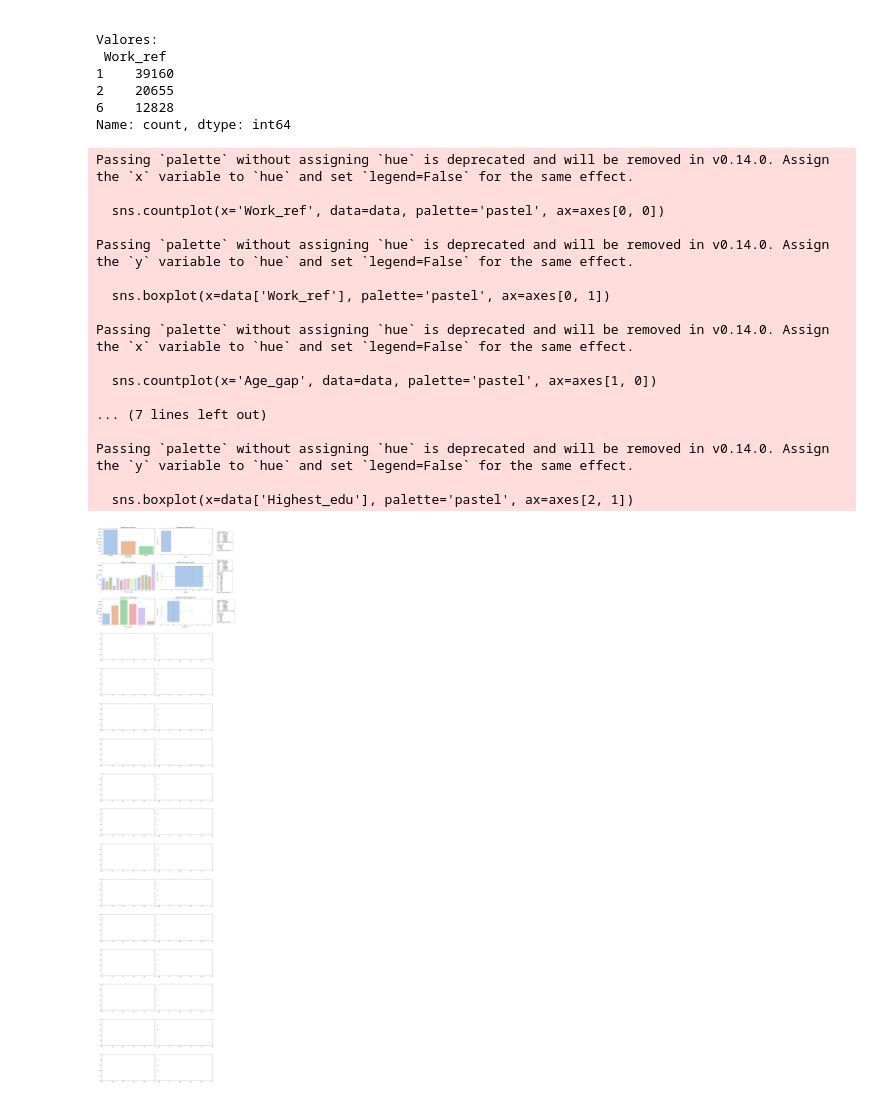
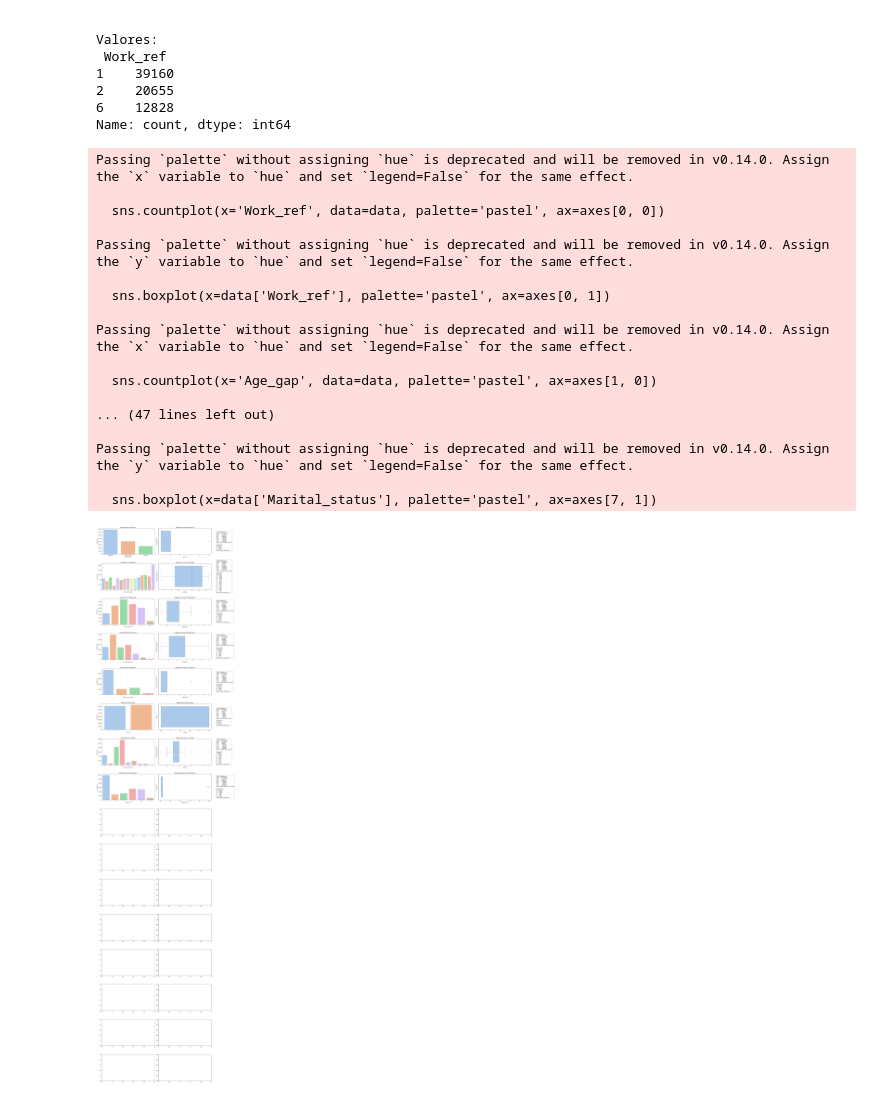
Before and after one commit to 4GeeksAcademy/machine-learning-python-template_ds_david_felipe, a Jupyter notebook: src/explore.ipynb, the cells around one changed output. Cells and saved outputs as stored; diff of their text form; code cells hidden in the pictures.

```diff
--- a/src/explore.ipynb
+++ b/src/explore.ipynb
@@ -432,10 +432,11 @@ axes[2, 1].set_ylabel("Nivel educativo")
 axes[2, 1].text(1.1, 0.5, stats_text_highest_edu, transform=axes[2, 1].transAxes, fontsize=10,
                 verticalalignment='center', bbox=dict(boxstyle="round", facecolor="white", edgecolor="gray"))
 
-'''
+
 # Cálculo de estadísticas para "Family_mem"
 desc_family_mem = data["Family_mem"].describe()
 val_c_family_mem = data["Family_mem"].value_counts()
+stats_text_Family_mem = f"Datos estadísticos:\n{desc_family_mem}\n\nFrecuencias:\n{val_c_family_mem}"  # Definir stats_text_Family_mem
 # Distribución de Family_mem
 sns.countplot(x='Family_mem', data=data, palette='pastel', ax=axes[3, 0])
 axes[3, 0].set_title("Distribución de 'Family_mem'")
@@ -453,6 +454,7 @@ axes[3, 1].text(1.1, 0.5, stats_text_family_mem, transform=axes[3, 1].transAxes,
 # Cálculo de estadísticas para "Highschool"
 desc_highschool = data["Highschool"].describe()
 val_c_highschool = data["Highschool"].value_counts()
+stats_text_highschool = f"Datos estadísticos:\n{desc_highschool}\n\nFrecuencias:\n{val_c_highschool}"  # Definir stats_text_Highschool
 # Distribución de Highschool
 sns.countplot(x='Highschool', data=data, palette='pastel', ax=axes[4, 0])
 axes[4, 0].set_title("Distribución de 'Highschool'")
@@ -470,6 +472,7 @@ axes[4, 1].text(1.1, 0.5, stats_text_highschool, transform=axes[4, 1].transAxes,
 # Cálculo de estadísticas para "Gender"
 desc_gender = data["Gender"].describe()
 val_c_gender = data["Gender"].value_counts()
+stats_text_gender = f"Datos estadísticos:\n{desc_gender}\n\nFrecuencias:\n{val_c_gender}"  # Definir stats_text_gender
 # Distribución de Gender
 sns.countplot(x='Gender', data=data, palette='pastel', ax=axes[5, 0])
 axes[5, 0].set_title("Distribución de 'Gender'")
@@ -487,6 +490,7 @@ axes[5, 1].text(1.1, 0.5, stats_text_gender, transform=axes[5, 1].transAxes, fon
 # Cálculo de estadísticas para "CFCOMP"
 desc_cfcomp = data["CFCOMP"].describe()
 val_c_cfcomp = data["CFCOMP"].value_counts()
+stats_text_cfcomp = f"Datos estadísticos:\n{desc_cfcomp}\n\nFrecuencias:\n{val_c_cfcomp}"  # Definir stats_text_CFCOMP
 # Distribución de CFCOMP
 sns.countplot(x='CFCOMP', data=data, palette='pastel', ax=axes[6, 0])
 axes[6, 0].set_title("Distribución de 'CFCOMP'")
@@ -505,7 +509,7 @@ axes[6, 1].text(
 # Cálculo de estadísticas para "Marital_status"
 desc_marital_status = data["Marital_status"].describe()
 val_c_marital_status = data["Marital_status"].value_counts()
-
+stats_text_marital_status = f"Datos estadísticos:\n{desc_marital_status}\n\nFrecuencias:\n{val_c_marital_status}"  # Definir stats_text_marital_status
 # Distribución de Marital_status
 sns.countplot(x='Marital_status', data=data, palette='pastel', ax=axes[7, 0])
 axes[7, 0].set_title("Distribución de 'Marital_status'")
@@ -515,34 +519,33 @@ axes[7, 0].set_ylabel("Frecuencia")
 sns.boxplot(x=data['Marital_status'], palette='pastel', ax=axes[7, 1])
 axes[7, 1].set_title("Diagrama de caja de 'Marital_status'")
 axes[7, 1].set_ylabel("Estado civil")
 axes[7, 1].text(
     1.1, 0.5, stats_text_marital_status, transform=axes[7, 1].transAxes,
     fontsize=10, verticalalignment='center', bbox=dict(boxstyle="round", facecolor="white", edgecolor="gray")
 )
-'''
 
 
 # Ajustar los espacios entre los subplots
 plt.tight_layout()
 
 # Mostrar los gráficos
 plt.show()
 # %% [output]
 Passing `palette` without assigning `hue` is deprecated and will be removed in v0.14.0. Assign the `x` variable to `hue` and set `legend=False` for the same effect.
 
   sns.countplot(x='Work_ref', data=data, palette='pastel', ax=axes[0, 0])
 
 Passing `palette` without assigning `hue` is deprecated and will be removed in v0.14.0. Assign the `y` variable to `hue` and set `legend=False` for the same effect.
 
   sns.boxplot(x=data['Work_ref'], palette='pastel', ax=axes[0, 1])
 
 Passing `palette` without assigning `hue` is deprecated and will be removed in v0.14.0. Assign the `x` variable to `hue` and set `legend=False` for the same effect.
 
   sns.countplot(x='Age_gap', data=data, palette='pastel', ax=axes[1, 0])
 
-... (7 lines left out)
+... (47 lines left out)
 
 Passing `palette` without assigning `hue` is deprecated and will be removed in v0.14.0. Assign the `y` variable to `hue` and set `legend=False` for the same effect.
 
-  sns.boxplot(x=data['Highest_edu'], palette='pastel', ax=axes[2, 1])
+  sns.boxplot(x=data['Marital_status'], palette='pastel', ax=axes[7, 1])
-[figure, old version]
+[figure, new version]
```
